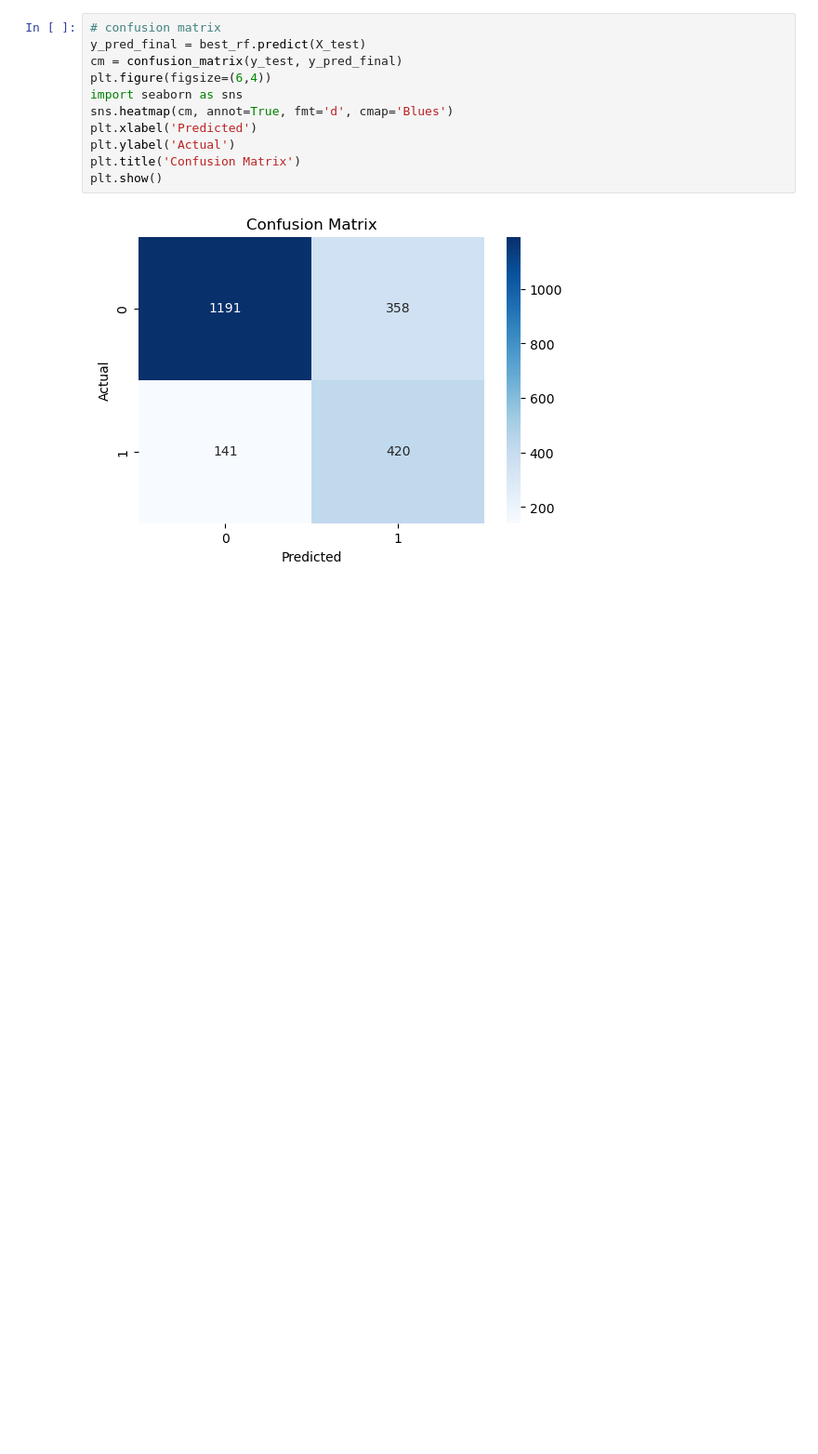
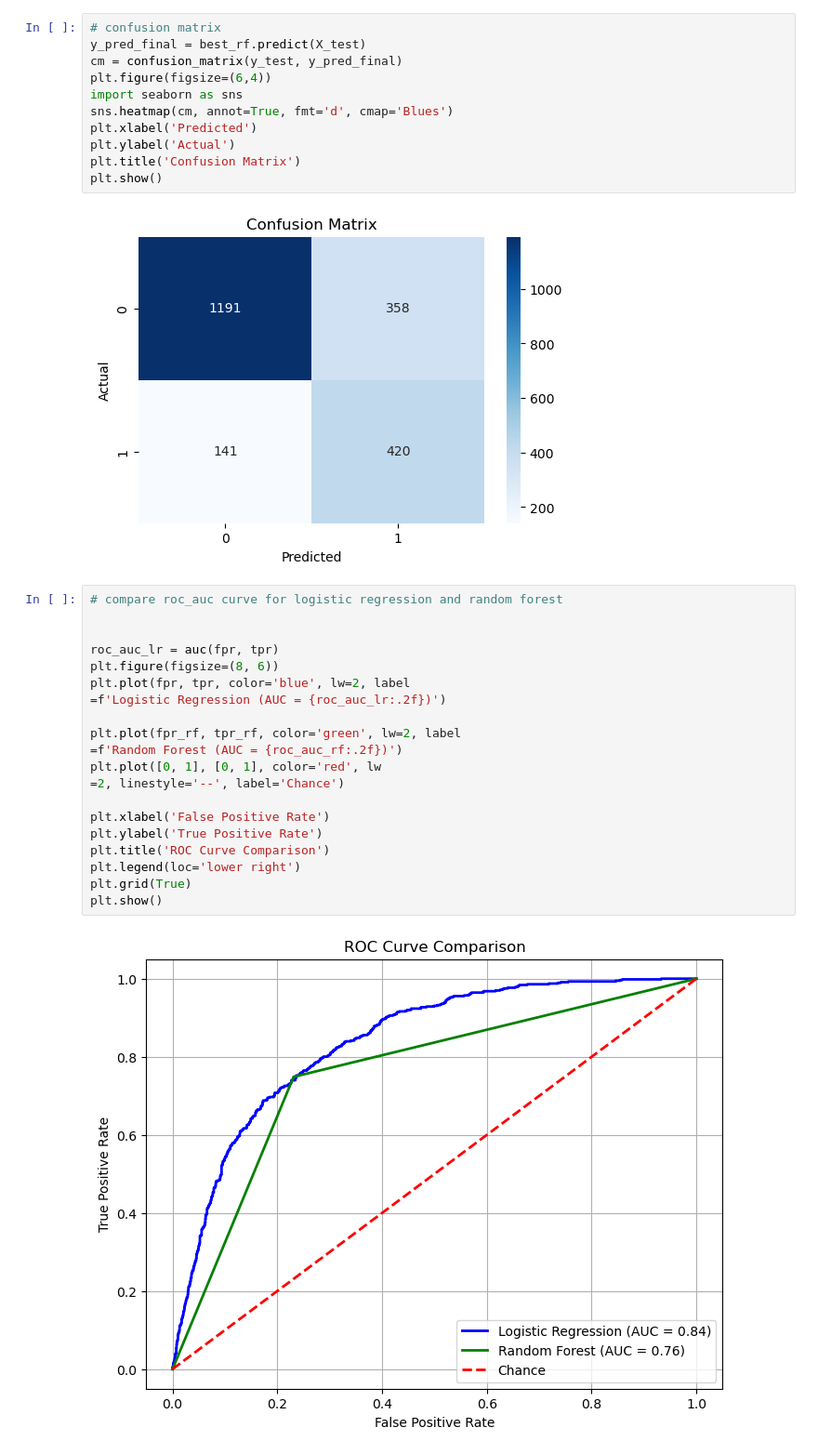
Before and after one commit to dilliram-code/telecom-customer-churn-prediction, a Jupyter notebook: data_preprocessing/dataset_training.ipynb, the cells around one changed output. Shown at 93% size. Saved outputs shown, nothing was run; the diff lists cells and outputs as text; blank space fills up the shorter version.

```diff
--- a/data_preprocessing/dataset_training.ipynb
+++ b/data_preprocessing/dataset_training.ipynb
@@ -546,3 +546,25 @@ plt.title('Confusion Matrix')
 plt.show()
 # %% [output]
 [figure]
+# %%
+# compare roc_auc curve for logistic regression and random forest
+
+
+roc_auc_lr = auc(fpr, tpr)
+plt.figure(figsize=(8, 6))
+plt.plot(fpr, tpr, color='blue', lw=2, label
+=f'Logistic Regression (AUC = {roc_auc_lr:.2f})')
+
+plt.plot(fpr_rf, tpr_rf, color='green', lw=2, label
+=f'Random Forest (AUC = {roc_auc_rf:.2f})')
+plt.plot([0, 1], [0, 1], color='red', lw
+=2, linestyle='--', label='Chance')
+
+plt.xlabel('False Positive Rate')
+plt.ylabel('True Positive Rate')
+plt.title('ROC Curve Comparison')
+plt.legend(loc='lower right')
+plt.grid(True)
+plt.show()
+# %% [output]
+[figure, added]
```
Also changed, not shown: parts of 2 cells of this notebook.
